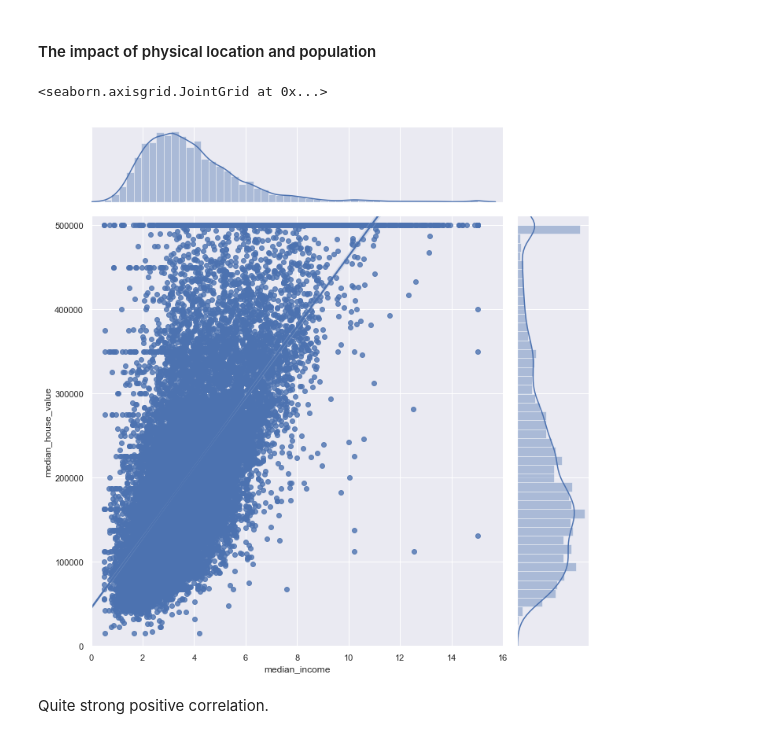
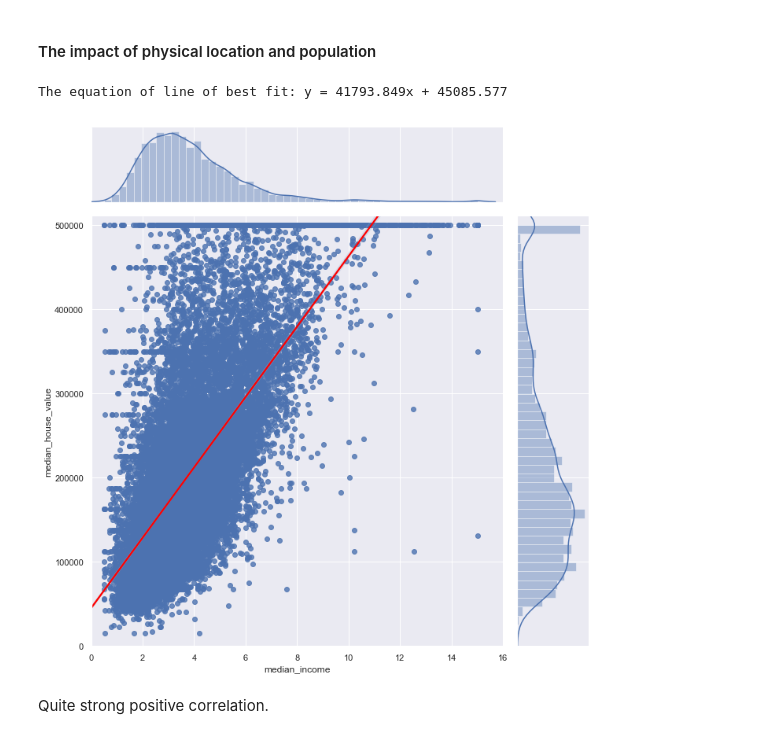
Before and after one commit to Kerwyny/California_housing_analysis, a Jupyter notebook: housing_data_prep.ipynb, the cells around one changed output. Saved outputs shown, nothing was run; the diff lists cells and outputs as text; code cells hidden in the pictures.

```diff
--- a/housing_data_prep.ipynb
+++ b/housing_data_prep.ipynb
@@ -14,7 +14,7 @@ import seaborn as sns
 
 sns.set(rc={'figure.figsize':(10,8)})
 # %%
-housing = pd.read_csv('datasets\\housing\\housing.csv')
+housing = pd.read_csv('C:/Users/Kerwin/Machine_Learning_Projects/Housing/datasets/housing/housing.csv')
 # %% [markdown]
 ## General information
 # %%
@@ -175,11 +175,20 @@ for dataset, name in zip(
 ### 2) Median Income
 # %% [markdown]
 #### The impact of physical location and population
-# %%
-sns.jointplot(data=housing, x='median_income', y='median_house_value', kind='reg', height=10, xlim=(0,16), ylim=(0,510000))
-# %% [output]
-<seaborn.axisgrid.JointGrid at 0x...>
-[figure, removed]
+# %%
+from scipy import stats
+
+g = sns.jointplot(
+    data=housing, x='median_income', y='median_house_value', kind='reg', height=10, xlim=(0,16), ylim=(0,510000)
+)
+regline = g.ax_joint.get_lines()[0]
+regline.set_color('red')
+
+slope, intercept, r_value, p_value, std_err = stats.linregress(x=regline.get_xdata(),y=regline.get_ydata())
+print("The equation of line of best fit: y = {}x + {}".format(str(round(slope, 3)), str(round(intercept, 3))))
+# %% [output]
+The equation of line of best fit: y = 41793.849x + 45085.577
+[figure, added]
 # %% [markdown]
 Quite strong positive correlation.
 # %% [markdown]
```
Also changed, not shown: parts of 17 cells of this notebook.
